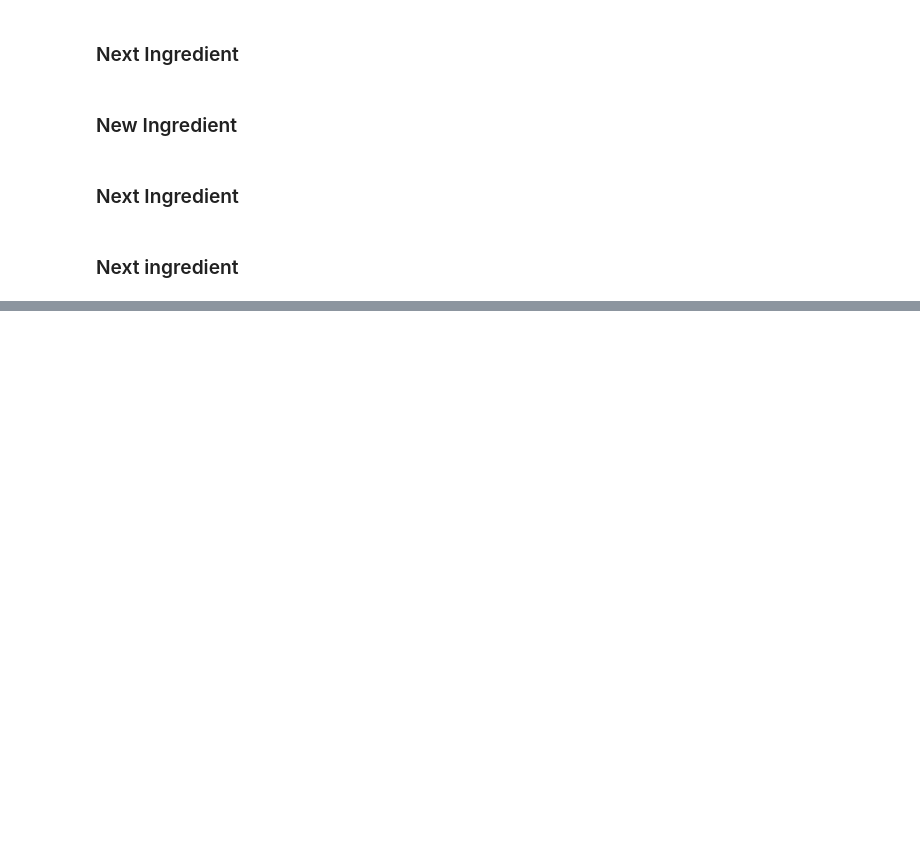
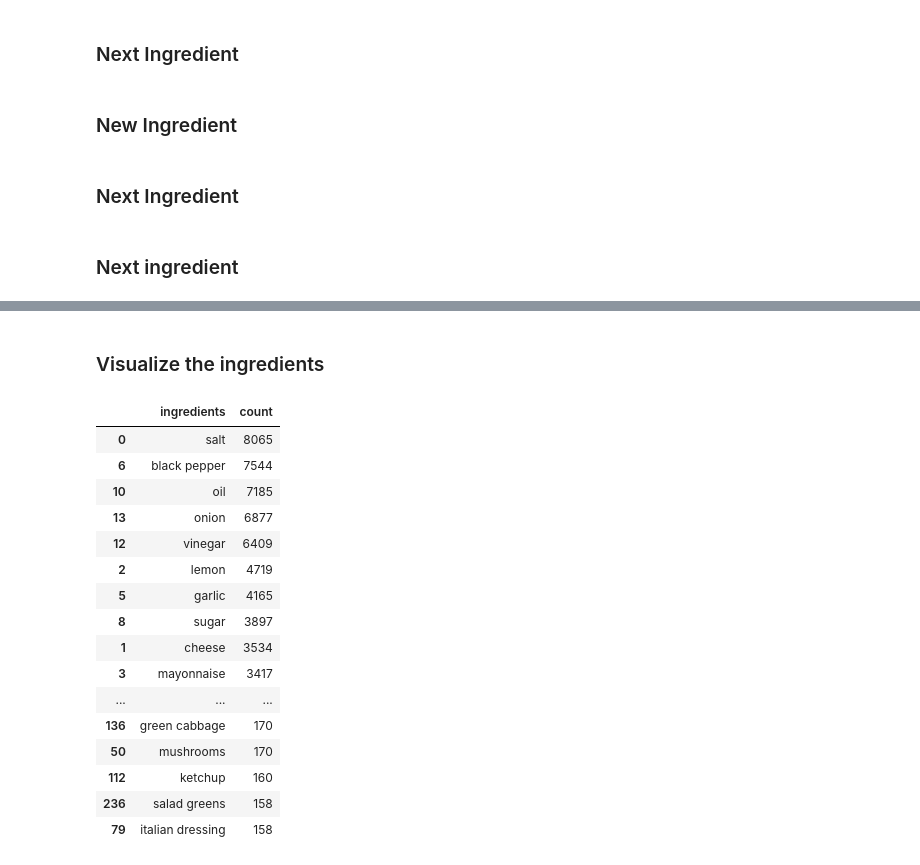
Before and after one commit to PersonalProjects-YassineXHedi/RecipeGenerator, a Jupyter notebook: data_view.ipynb, the cells around one changed output, grey strips where cells are left out. Saved outputs shown, nothing was run; the diff lists cells and outputs as text; code cells hidden in the pictures; blank space fills up the shorter version.

Commit message:
saw ingredients

```diff
--- a/data_view.ipynb
+++ b/data_view.ipynb
@@ -846,0 +1112,23 @@ elem_and_count_df.head(250)
+# %% [markdown]
+### Visualize the ingredients
+# %%
+visualization_df = sorted_ingridient_counter_df(df_60)
+visualization_df.head(100)
+# %% [output]
+|  | ingredients | count |
+| 0 | salt | 8065 |
+| 6 | black pepper | 7544 |
+| 10 | oil | 7185 |
+| 13 | onion | 6877 |
+| 12 | vinegar | 6409 |
+| 2 | lemon | 4719 |
+| 5 | garlic | 4165 |
+| 8 | sugar | 3897 |
+| 1 | cheese | 3534 |
+| 3 | mayonnaise | 3417 |
+| ... | ... | ... |
+| 136 | green cabbage | 170 |
+| 50 | mushrooms | 170 |
+| 112 | ketchup | 160 |
+| 236 | salad greens | 158 |
+| 79 | italian dressing | 158 |
```
Also changed, not shown: parts of 36 cells of this notebook, 1 other file.
